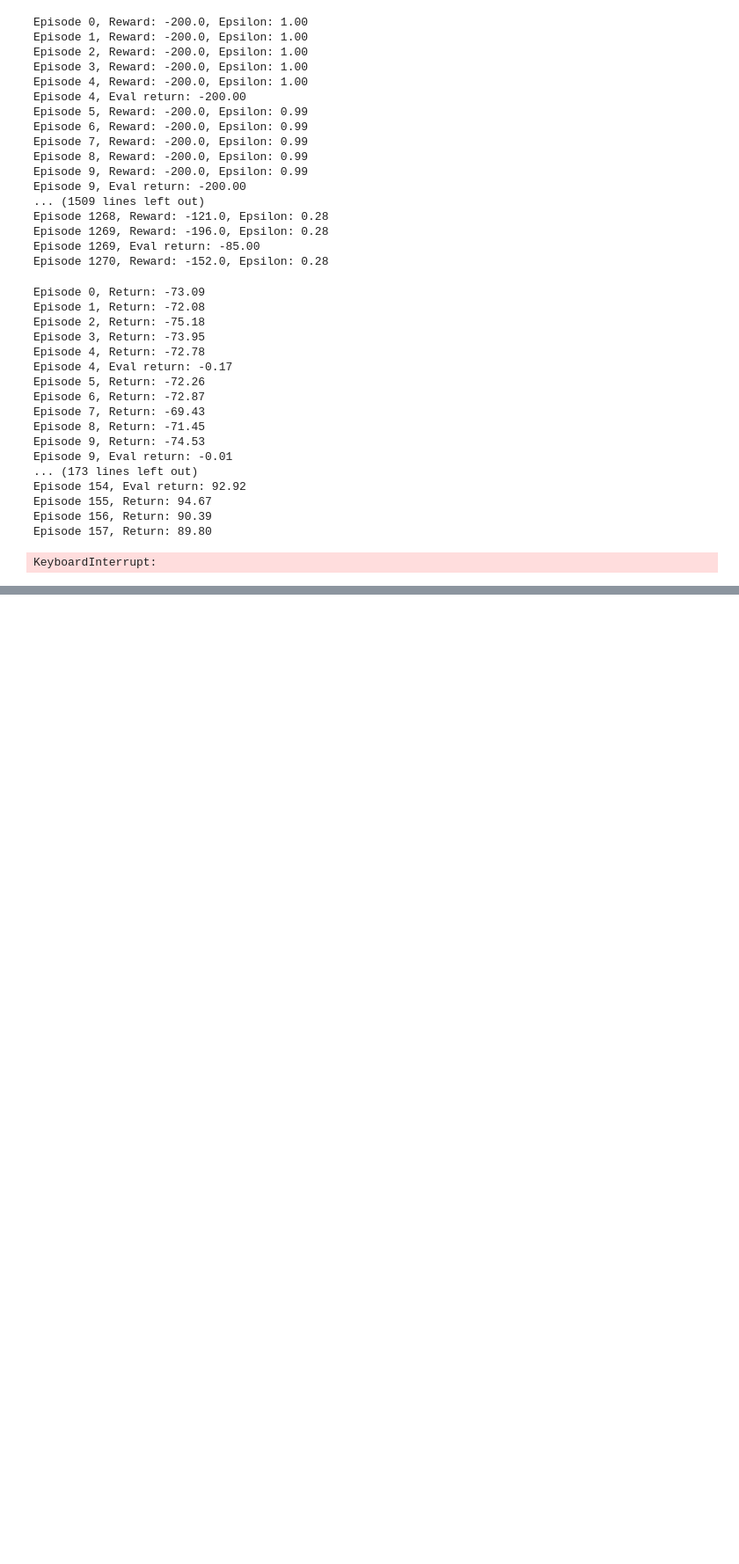
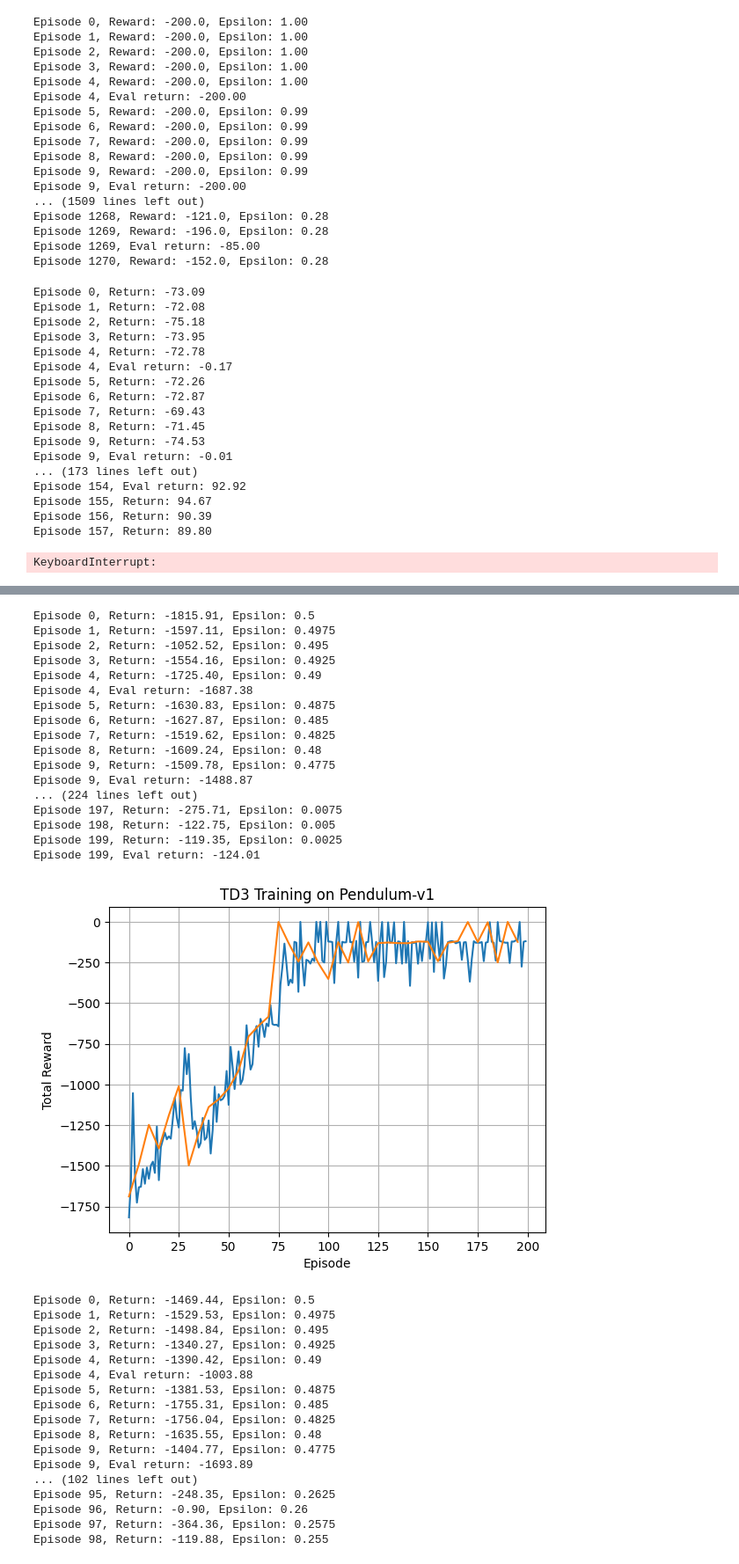
Before and after one commit to surkovv/RL_Project, a Jupyter notebook: DQN.ipynb, the cells around one changed output, grey strips where cells are left out. Shown: that part at 88% size. Saved outputs shown, nothing was run; the diff lists cells and outputs as text; code cells hidden in the pictures; blank space fills up the shorter version.

```diff
--- a/DQN.ipynb
+++ b/DQN.ipynb
@@ -379,3 +381,24 @@ Episode 155, Return: 94.67
 Episode 156, Return: 90.39
 Episode 157, Return: 89.80
 KeyboardInterrupt:
+# %%
+import json
+from datetime import datetime
+from td3 import TD3
+
+def do_experiment(env_name, params_dict):
+    training_rewards, eval_rewards = [], []
+    for seed in range(3):
+        agent = TD3(env_name=env_name, **params_dict)
+        t, e = agent.train_with_seed(seed)
+        training_rewards.append(t)
+        eval_rewards.append(e)
+
+    with open(f"exps/{datetime.now()}.json", 'w') as f:
+        json.dump({
+            "env_name": env_name,
+            "param_dict": params_dict,
+            "training_rewards": training_rewards,
+            "eval_rewards": eval_rewards
+        }, f)
+    print("DONE")
@@ -381,0 +426,51 @@ KeyboardInterrupt:
+# %%
+default_pendulum_dict = {"episodes": 200, "policy_noise": 0.1, "exploration_noise_start": 0.5, "hidden_dim": 256, "num_layers": 3}
+
+learning_rates = [3e-4, 1e-3, 3e-3]
+start_epsilons = [0.1, 0.5, 2.5]
+policy_epsilons = [0.02, 0.1, 0.5]
+hidden_dims = [8, 32, 128]
+num_layers = [1, 2, 3, 4]
+
+from copy import deepcopy
+
+for lr in learning_rates:
+    d = deepcopy(default_pendulum_dict)
+    d["learning_rate"] = lr
+    do_experiment("Pendulum-v1", d)
+# %% [output]
+Episode 0, Return: -1815.91, Epsilon: 0.5
+Episode 1, Return: -1597.11, Epsilon: 0.4975
+Episode 2, Return: -1052.52, Epsilon: 0.495
+Episode 3, Return: -1554.16, Epsilon: 0.4925
+Episode 4, Return: -1725.40, Epsilon: 0.49
+Episode 4, Eval return: -1687.38
+Episode 5, Return: -1630.83, Epsilon: 0.4875
+Episode 6, Return: -1627.87, Epsilon: 0.485
+Episode 7, Return: -1519.62, Epsilon: 0.4825
+Episode 8, Return: -1609.24, Epsilon: 0.48
+Episode 9, Return: -1509.78, Epsilon: 0.4775
+Episode 9, Eval return: -1488.87
+... (224 lines left out)
+Episode 197, Return: -275.71, Epsilon: 0.0075
+Episode 198, Return: -122.75, Epsilon: 0.005
+Episode 199, Return: -119.35, Epsilon: 0.0025
+Episode 199, Eval return: -124.01
+[figure, added]
+Episode 0, Return: -1469.44, Epsilon: 0.5
+Episode 1, Return: -1529.53, Epsilon: 0.4975
+Episode 2, Return: -1498.84, Epsilon: 0.495
+Episode 3, Return: -1340.27, Epsilon: 0.4925
+Episode 4, Return: -1390.42, Epsilon: 0.49
+Episode 4, Eval return: -1003.88
+Episode 5, Return: -1381.53, Epsilon: 0.4875
+Episode 6, Return: -1755.31, Epsilon: 0.485
+Episode 7, Return: -1756.04, Epsilon: 0.4825
+Episode 8, Return: -1635.55, Epsilon: 0.48
+Episode 9, Return: -1404.77, Epsilon: 0.4775
+Episode 9, Eval return: -1693.89
+... (102 lines left out)
+Episode 95, Return: -248.35, Epsilon: 0.2625
+Episode 96, Return: -0.90, Epsilon: 0.26
+Episode 97, Return: -364.36, Epsilon: 0.2575
+Episode 98, Return: -119.88, Epsilon: 0.255
```
Also changed, not shown: parts of 6 cells of this notebook, 3 other files.
